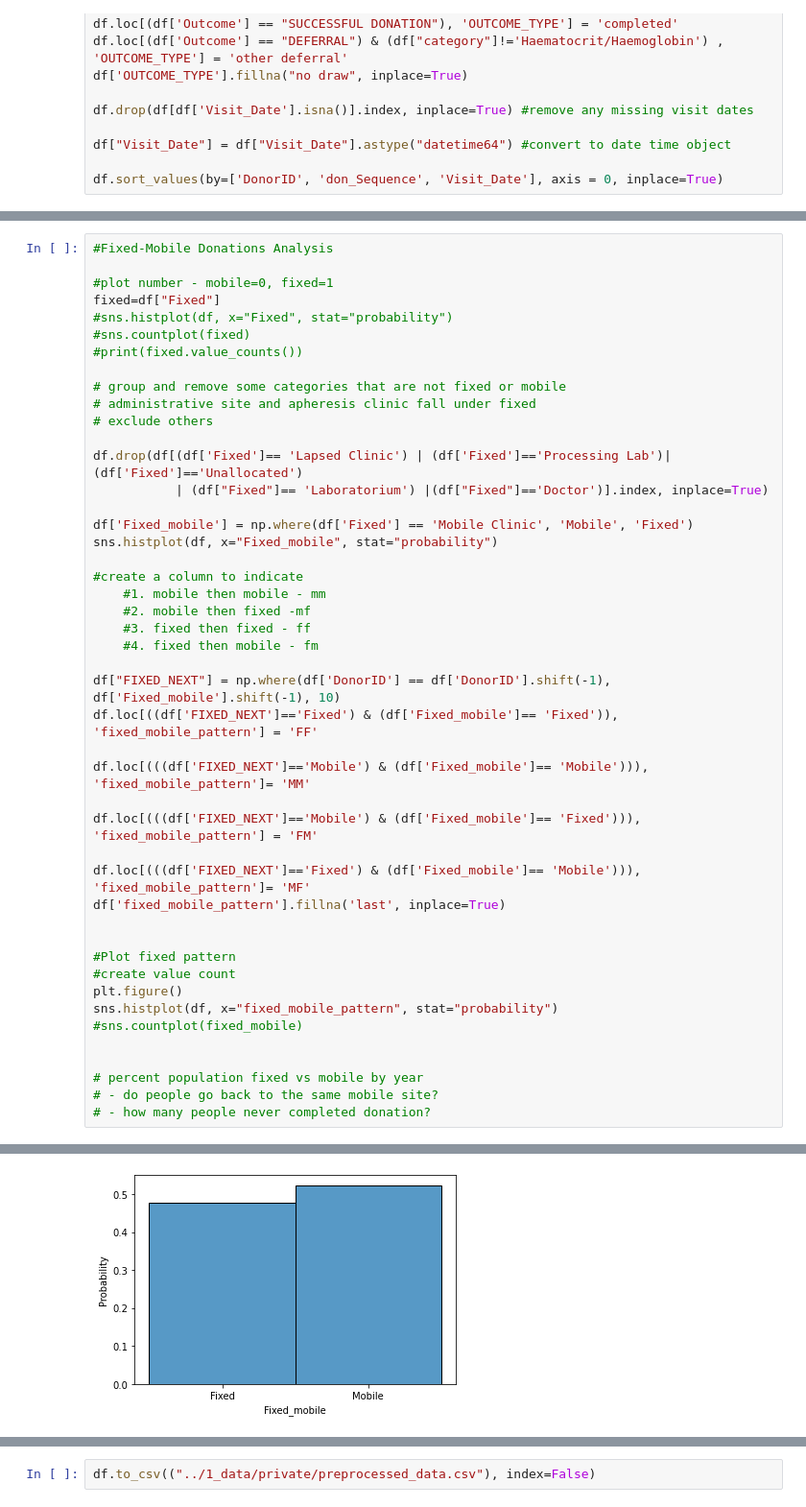
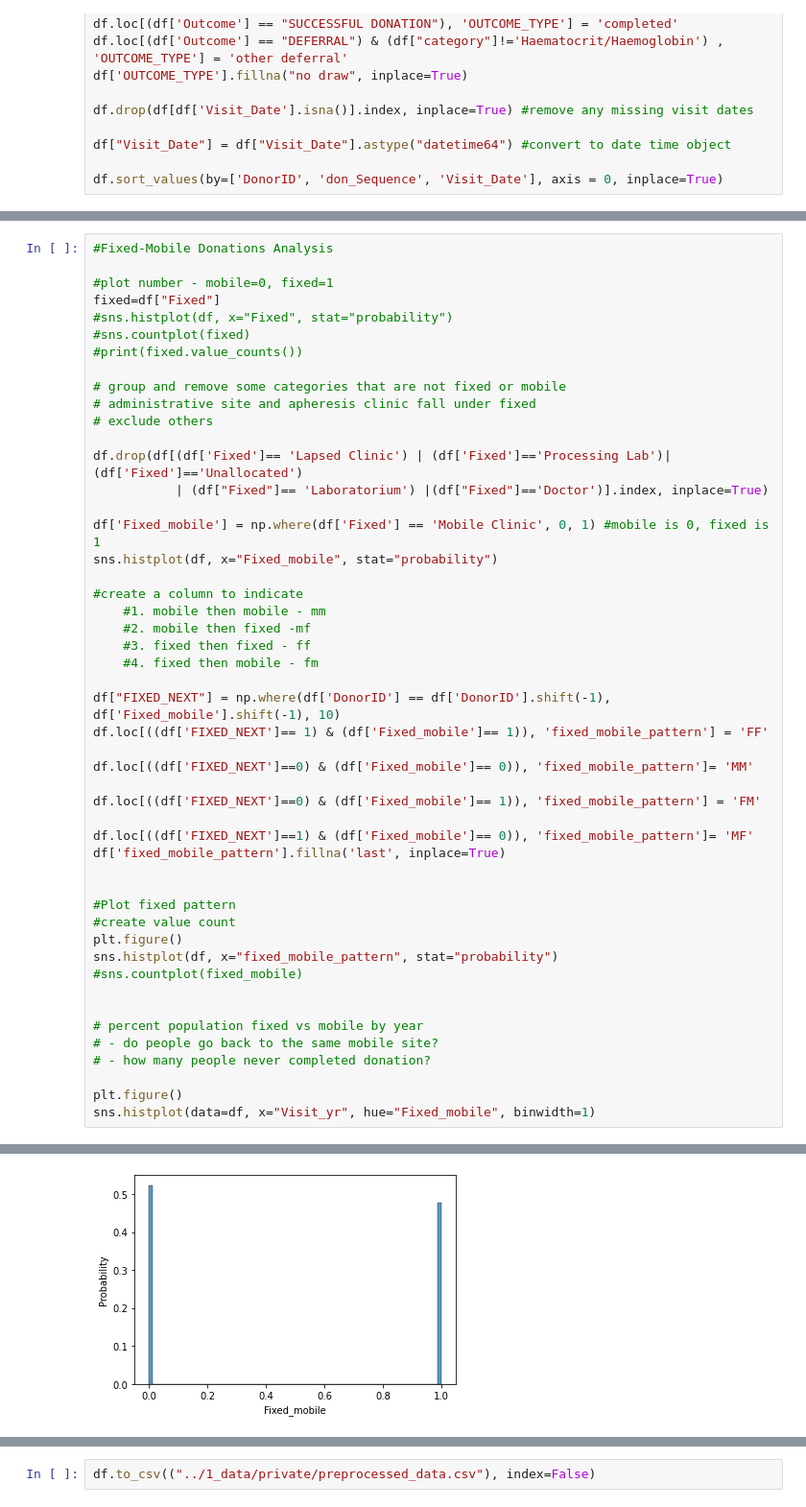
Before and after one commit to altonrus/donor-return-dynamics, a Jupyter notebook: 2_scripts/01_preprocessing.ipynb, the cells around one changed output, grey strips where cells are left out. Shown: that part at 96% size. Saved outputs shown, nothing was run; the diff lists cells and outputs as text.

```diff
--- a/2_scripts/01_preprocessing.ipynb
+++ b/2_scripts/01_preprocessing.ipynb
@@ -77,7 +70,7 @@ fixed=df["Fixed"]
 df.drop(df[(df['Fixed']== 'Lapsed Clinic') | (df['Fixed']=='Processing Lab')| (df['Fixed']=='Unallocated')
            | (df["Fixed"]== 'Laboratorium') |(df["Fixed"]=='Doctor')].index, inplace=True)
 
-df['Fixed_mobile'] = np.where(df['Fixed'] == 'Mobile Clinic', 'Mobile', 'Fixed')
+df['Fixed_mobile'] = np.where(df['Fixed'] == 'Mobile Clinic', 0, 1) #mobile is 0, fixed is 1
 sns.histplot(df, x="Fixed_mobile", stat="probability")
 
 #create a column to indicate
@@ -87,13 +80,13 @@ sns.histplot(df, x="Fixed_mobile", stat="probability")
     #4. fixed then mobile - fm
 
 df["FIXED_NEXT"] = np.where(df['DonorID'] == df['DonorID'].shift(-1), df['Fixed_mobile'].shift(-1), 10)
-df.loc[((df['FIXED_NEXT']=='Fixed') & (df['Fixed_mobile']== 'Fixed')), 'fixed_mobile_pattern'] = 'FF'
+df.loc[((df['FIXED_NEXT']== 1) & (df['Fixed_mobile']== 1)), 'fixed_mobile_pattern'] = 'FF'
 
-df.loc[(((df['FIXED_NEXT']=='Mobile') & (df['Fixed_mobile']== 'Mobile'))), 'fixed_mobile_pattern']= 'MM'
+df.loc[((df['FIXED_NEXT']==0) & (df['Fixed_mobile']== 0)), 'fixed_mobile_pattern']= 'MM'
 
-df.loc[(((df['FIXED_NEXT']=='Mobile') & (df['Fixed_mobile']== 'Fixed'))), 'fixed_mobile_pattern'] = 'FM'
+df.loc[((df['FIXED_NEXT']==0) & (df['Fixed_mobile']== 1)), 'fixed_mobile_pattern'] = 'FM'
 
-df.loc[(((df['FIXED_NEXT']=='Fixed') & (df['Fixed_mobile']== 'Mobile'))), 'fixed_mobile_pattern']= 'MF'
+df.loc[((df['FIXED_NEXT']==1) & (df['Fixed_mobile']== 0)), 'fixed_mobile_pattern']= 'MF'
 df['fixed_mobile_pattern'].fillna('last', inplace=True)
 
 
@@ -107,4 +100,7 @@ sns.histplot(df, x="fixed_mobile_pattern", stat="probability")
 # percent population fixed vs mobile by year
 # - do people go back to the same mobile site?
 # - how many people never completed donation?
+
+plt.figure()
+sns.histplot(data=df, x="Visit_yr", hue="Fixed_mobile", binwidth=1)
 # %% [output]
@@ -112,2 +108,2 @@ sns.histplot(df, x="fixed_mobile_pattern", stat="probability")
-[figure, old version]
+[figure, new version]
 [figure]
```
Also changed, not shown: parts of 13 cells of this notebook, 4 other files.
